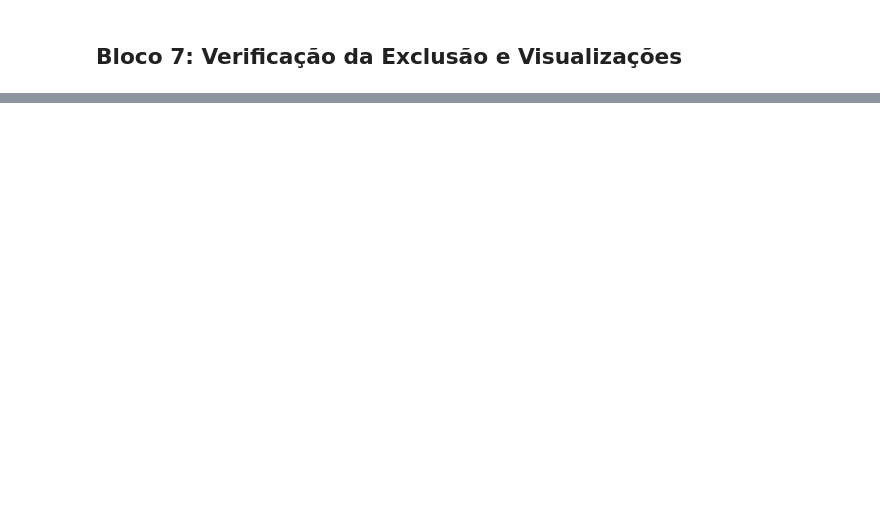
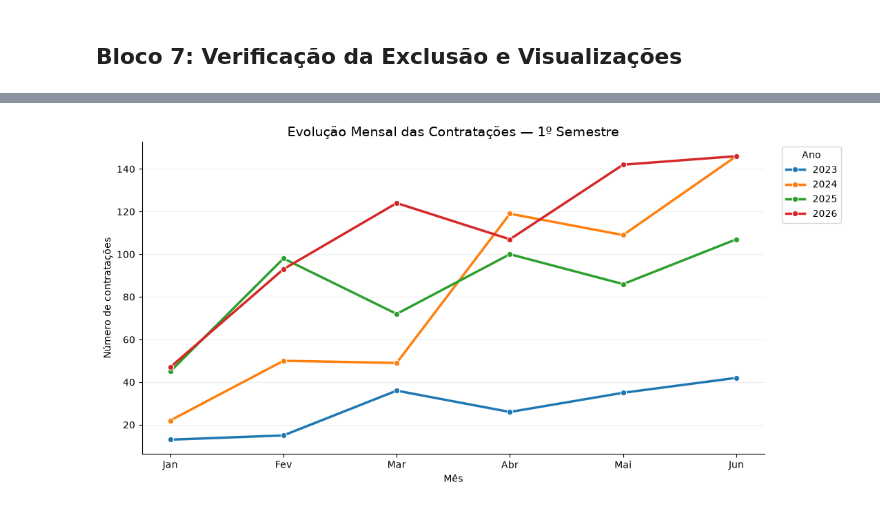
Before and after one commit to Rodrigo-FP138/evolucao_temporal_contratacoes, a Jupyter notebook: Evolucao_Temporal_Contratacoes_v3.ipynb, the cells around one changed output, grey strips where cells are left out. Saved outputs shown, nothing was run; the diff lists cells and outputs as text; code cells hidden in the pictures; blank space fills up the shorter version.

```diff
--- a/Evolucao_Temporal_Contratacoes_v3.ipynb
+++ b/Evolucao_Temporal_Contratacoes_v3.ipynb
@@ -428,0 +407,78 @@ plt.show()
+# %%
+df_mensal = df_analise.copy()
+
+# Garantir que a data esteja no formato datetime
+df_mensal['dataPublicacaoPncp'] = pd.to_datetime(
+    df_mensal['dataPublicacaoPncp'],
+    errors='coerce'
+)
+
+# Criar número e nome do mês
+df_mensal['mes'] = df_mensal['dataPublicacaoPncp'].dt.month
+
+# Contagem mensal de contratações únicas
+resumo_mensal = (
+    df_mensal
+    .groupby(['ano', 'mes'], as_index=False)
+    .agg(
+        Qtd_Contratacoes=('idCompra', 'nunique')
+    )
+)
+
+# Garantir a ordem correta dos meses
+nomes_meses = {
+    1: 'Jan',
+    2: 'Fev',
+    3: 'Mar',
+    4: 'Abr',
+    5: 'Mai',
+    6: 'Jun'
+}
+
+resumo_mensal['Mes_Nome'] = resumo_mensal['mes'].map(nomes_meses)
+
+# Paleta em tons de verde
+cores_linhas = sns.color_palette(
+    'tab10',
+    n_colors=resumo_mensal['ano'].nunique()
+)
+
+fig, ax = plt.subplots(figsize=(11, 5.5))
+
+sns.lineplot(
+    data=resumo_mensal,
+    x='mes',
+    y='Qtd_Contratacoes',
+    hue='ano',
+    marker='o',
+    linewidth=2.5,
+    palette=cores_linhas,
+    ax=ax
+)
+
+# Nomes dos meses no eixo X
+ax.set_xticks(range(1, 7))
+ax.set_xticklabels([
+    'Jan', 'Fev', 'Mar', 'Abr', 'Mai', 'Jun'
+])
+
+ax.set_title(
+    'Evolução Mensal das Contratações — 1º Semestre',
+    fontsize=14
+)
+ax.set_xlabel('Mês')
+ax.set_ylabel('Número de contratações')
+
+ax.spines[['top', 'right']].set_visible(False)
+ax.grid(axis='y', alpha=0.2)
+
+ax.legend(
+    title='Ano',
+    bbox_to_anchor=(1.02, 1),
+    loc='upper left'
+)
+
+plt.tight_layout()
+plt.show()
+# %% [output]
+[figure, added]
```
Also changed, not shown: parts of 5 cells of this notebook.
